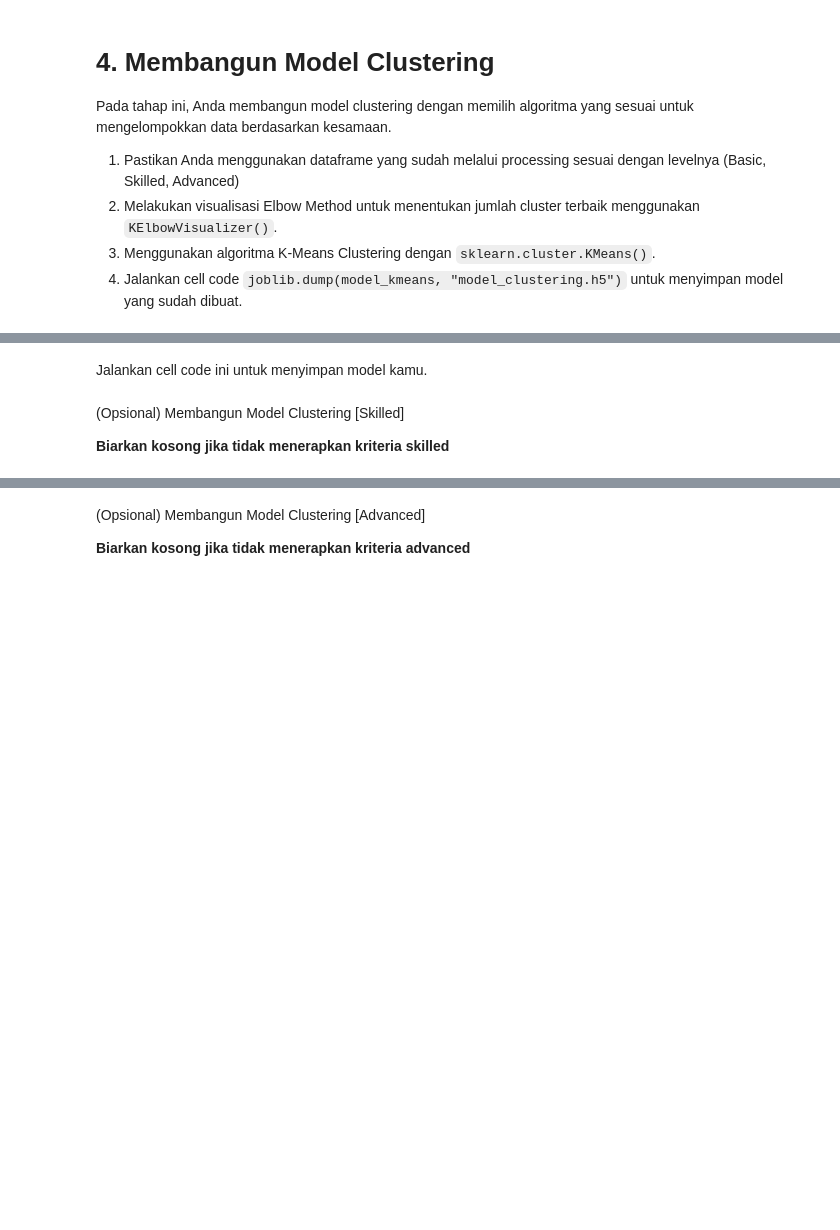
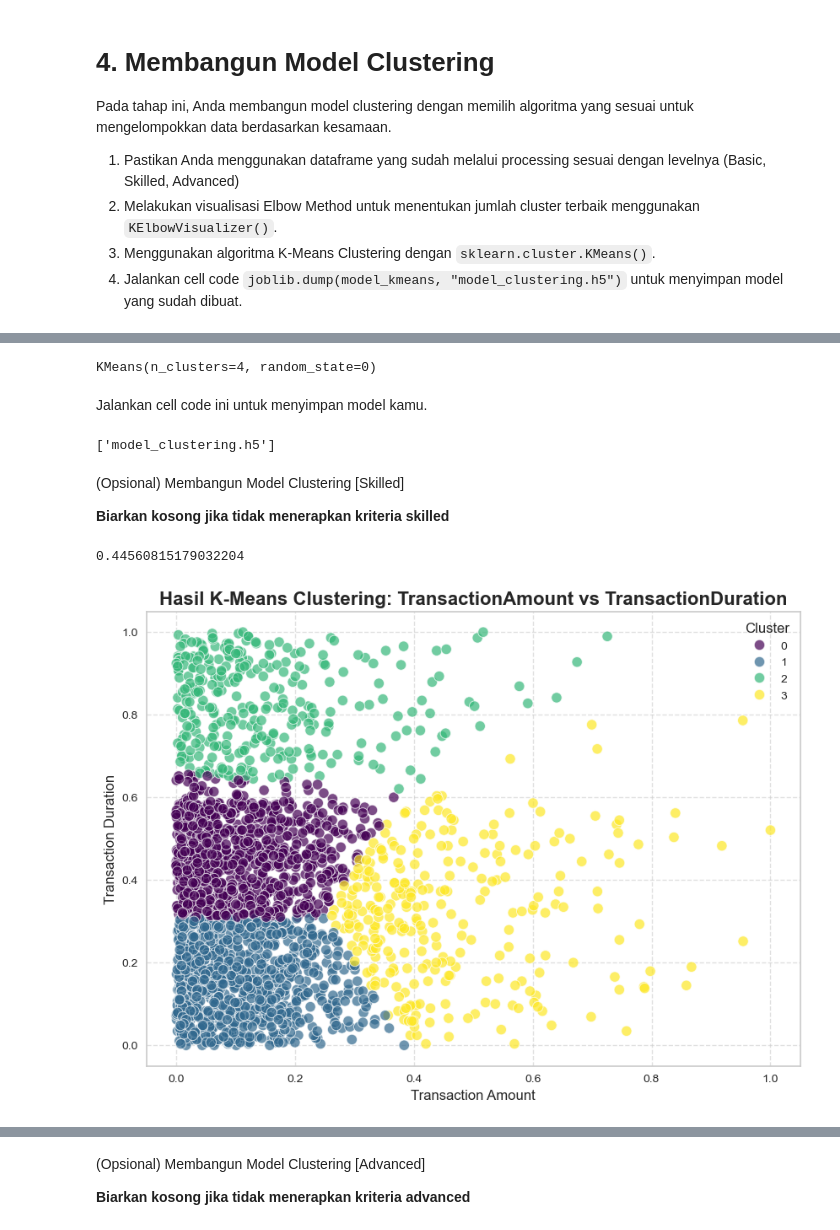
Before and after one commit to bluga404/ml-project-dicoding, a Jupyter notebook: [Clustering]_Submission_Akhir_BMLP_Walker_Valentinus_Simanjuntak.ipynb, the cells around one changed output, grey strips where cells are left out. Saved outputs shown, nothing was run; the diff lists cells and outputs as text; code cells hidden in the pictures; blank space fills up the shorter version.

```diff
--- a/[Clustering]_Submission_Akhir_BMLP_Walker_Valentinus_Simanjuntak.ipynb
+++ b/[Clustering]_Submission_Akhir_BMLP_Walker_Valentinus_Simanjuntak.ipynb
@@ -420,14 +513,24 @@ Pada tahap ini, Anda membangun model clustering dengan memilih algoritma yang se
 # %%
 # Menggunakan algoritma K-Means Clustering
+kmeans = KMeans(n_clusters=4, random_state=0)
+kmeans.fit(X)
+# %% [output]
+KMeans(n_clusters=4, random_state=0)
 # %% [markdown]
 Jalankan cell code ini untuk menyimpan model kamu.
 # %%
 # Menyimpan model menggunakan joblib
 # import joblib
-# joblib.dump(___, "model_clustering.h5")
+joblib.dump(kmeans, "model_clustering.h5")
+# %% [output]
+['model_clustering.h5']
 # %% [markdown]
 (Opsional) Membangun Model Clustering [Skilled]
 
 **Biarkan kosong jika tidak menerapkan kriteria skilled**
 # %%
 # Menghitung dan menampilkan nilai Silhouette Score.
+df['Cluster'] = kmeans.labels_
+silhouette_score(X, kmeans.fit_predict(X))
+# %% [output]
+0.44560815179032204
@@ -435,0 +537,15 @@ Jalankan cell code ini untuk menyimpan model kamu.
+# %%
+# Membuat visualisasi hasil clustering
+plt.figure(figsize=(10, 7))
+
+sns.scatterplot(x=X['TransactionAmount'], y=X['TransactionDuration'], hue=df['Cluster'],
+                palette='viridis', s=80, alpha=0.7, legend='full')
+
+plt.title('Hasil K-Means Clustering: TransactionAmount vs TransactionDuration', fontsize=16, weight='bold')
+plt.xlabel('Transaction Amount', fontsize=12)
+plt.ylabel('Transaction Duration', fontsize=12)
+plt.grid(True, linestyle='--', alpha=0.6)
+plt.legend(title='Cluster')
+plt.show()
+# %% [output]
+[figure, added]
```
Also changed, not shown: parts of 36 cells of this notebook, 6 other files.
